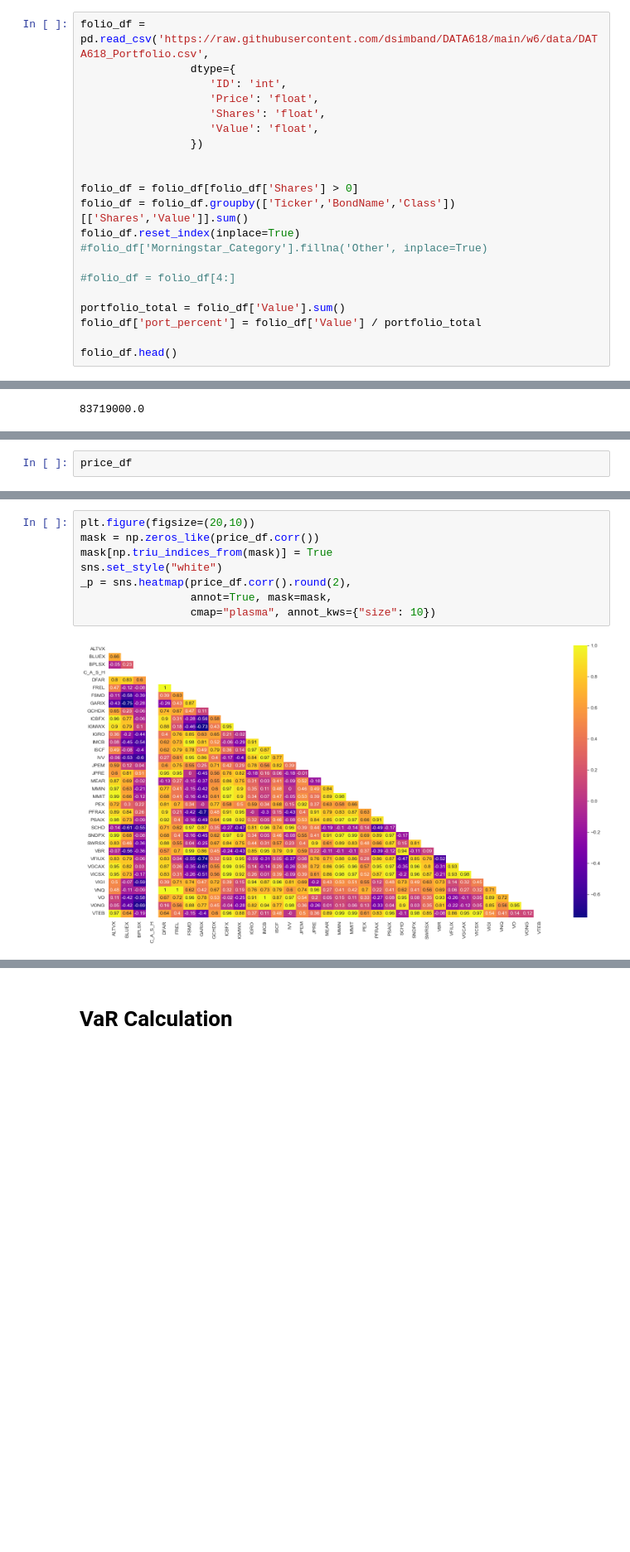
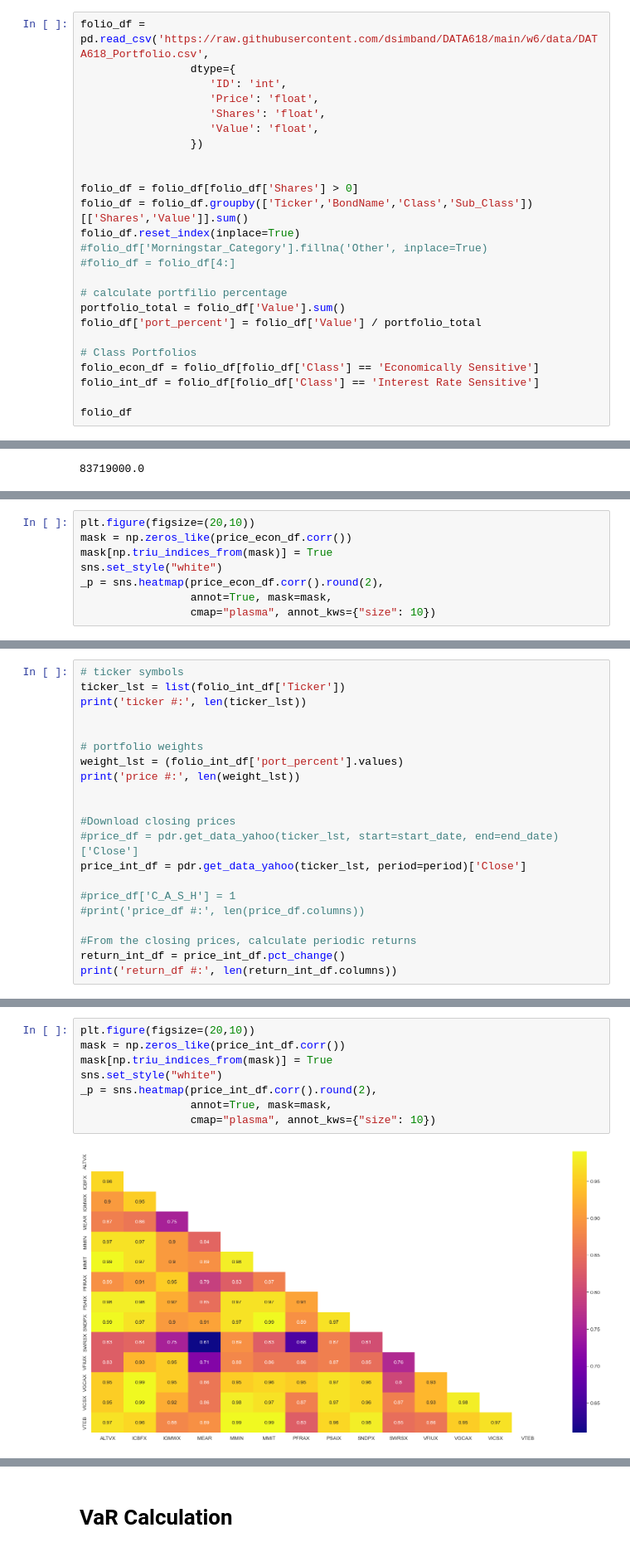
Before and after one commit to dsimband/DATA618, a Jupyter notebook: w6/DATA618_W6_Sharpe.ipynb, the cells around one changed output, grey strips where cells are left out. Shown: that part at 83% size. Cells and saved outputs as stored; diff of their text form; blank space fills up the shorter version.

```diff
--- a/w6/DATA618_W6_Sharpe.ipynb
+++ b/w6/DATA618_W6_Sharpe.ipynb
@@ -56,14 +79,18 @@ folio_df = pd.read_csv('https://raw.githubusercontent.com/dsimband/DATA618/main/
 
 
 folio_df = folio_df[folio_df['Shares'] > 0]
-folio_df = folio_df.groupby(['Ticker','BondName','Class'])[['Shares','Value']].sum()
+folio_df = folio_df.groupby(['Ticker','BondName','Class','Sub_Class'])[['Shares','Value']].sum()
 folio_df.reset_index(inplace=True)
 #folio_df['Morningstar_Category'].fillna('Other', inplace=True)
-
 #folio_df = folio_df[4:]
 
+# calculate portfilio percentage
 portfolio_total = folio_df['Value'].sum()
 folio_df['port_percent'] = folio_df['Value'] / portfolio_total
 
-folio_df.head()
+# Class Portfolios
+folio_econ_df = folio_df[folio_df['Class'] == 'Economically Sensitive']
+folio_int_df = folio_df[folio_df['Class'] == 'Interest Rate Sensitive']
+
+folio_df
 # %% [output]
@@ -124,3 +159,9 @@ ticker #: 35
 # %%
-price_df
+plt.figure(figsize=(20,10))
+mask = np.zeros_like(price_econ_df.corr())
+mask[np.triu_indices_from(mask)] = True
+sns.set_style("white")
+_p = sns.heatmap(price_econ_df.corr().round(2),
+                 annot=True, mask=mask,
+                 cmap="plasma", annot_kws={"size": 10})
 # %% [output]
@@ -158,0 +300,21 @@ return_df
+# %%
+# ticker symbols
+ticker_lst = list(folio_int_df['Ticker'])
+print('ticker #:', len(ticker_lst))
+
+
+# portfolio weights
+weight_lst = (folio_int_df['port_percent'].values)
+print('price #:', len(weight_lst))
+
+
+#Download closing prices
+#price_df = pdr.get_data_yahoo(ticker_lst, start=start_date, end=end_date)['Close']
+price_int_df = pdr.get_data_yahoo(ticker_lst, period=period)['Close']
+
+#price_df['C_A_S_H'] = 1
+#print('price_df #:', len(price_df.columns))
+
+#From the closing prices, calculate periodic returns
+return_int_df = price_int_df.pct_change()
+print('return_df #:', len(return_int_df.columns))
@@ -163,10 +328,10 @@ return_df.corr()
 # %%
 plt.figure(figsize=(20,10))
-mask = np.zeros_like(price_df.corr())
+mask = np.zeros_like(price_int_df.corr())
 mask[np.triu_indices_from(mask)] = True
 sns.set_style("white")
-_p = sns.heatmap(price_df.corr().round(2),
+_p = sns.heatmap(price_int_df.corr().round(2),
                  annot=True, mask=mask,
                  cmap="plasma", annot_kws={"size": 10})
 # %% [output]
-[figure, old version]
+[figure, new version]
```
Also changed, not shown: parts of 48 cells of this notebook.
